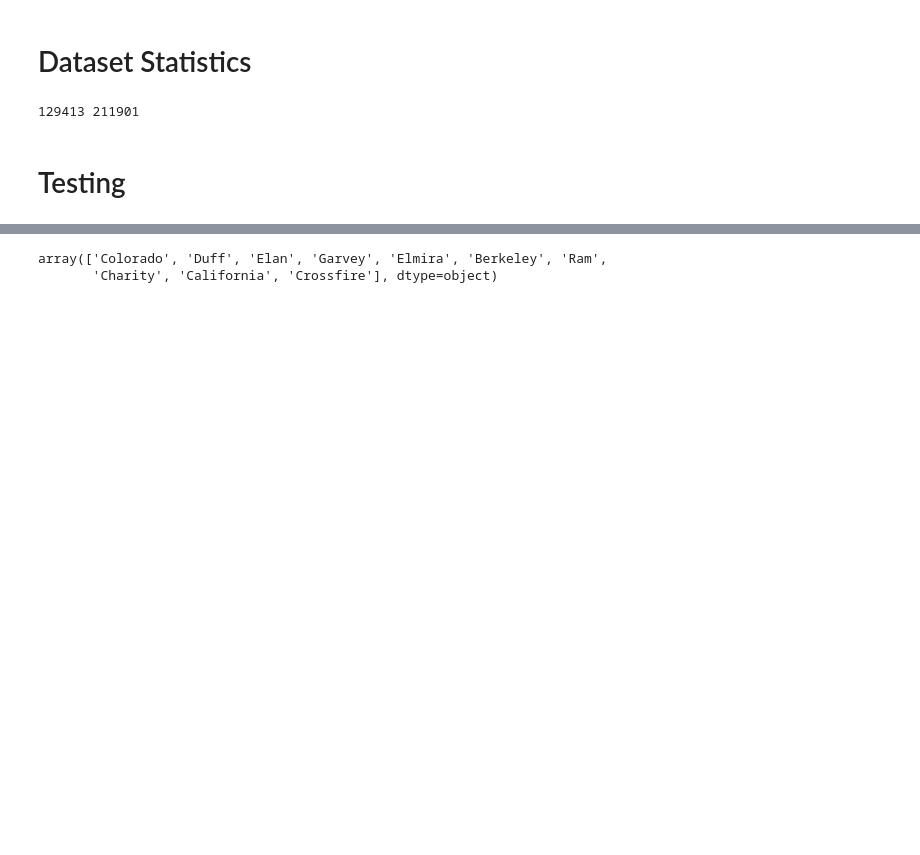
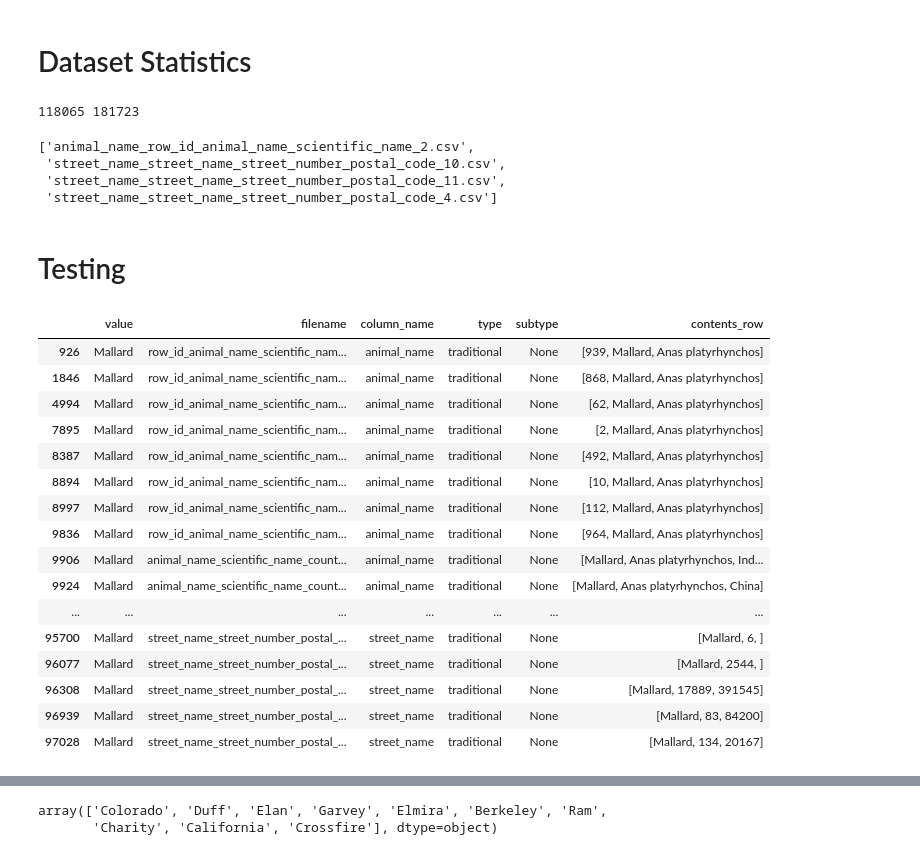
Before and after one commit to northeastern-datalab/domain_net, a Jupyter notebook: homograph_types_generation/dataset_setup.ipynb, the cells around one changed output, grey strips where cells are left out. Drawn from its saved outputs; the diff is of its cells as text; code cells hidden in the pictures; blank space fills up the shorter version.

```diff
--- a/homograph_types_generation/dataset_setup.ipynb
+++ b/homograph_types_generation/dataset_setup.ipynb
@@ -199,6 +247,6 @@ The input dataset contains: 2083 unique homograph values of which: 852 are tradi
 # %%
 # Append the null_tuples_df into the homograph_info_df
-null_tuples_df = generate_null_equivalent_tuples(input_dir=raw_input_dir, homograph_info_df=homograph_info_df, num_meanings=10, num_values=100)
-homograph_info_df=pd.concat([homograph_info_df, null_tuples_df])
-homograph_info_df.to_pickle(output_dir+'homograph_info_df.pickle')
-homograph_info_df
+null_tuples_df = generate_null_equivalent_tuples(input_dir=raw_input_dir, homograph_info_df=homograph_info_dict['homographs_all'], num_meanings=10, num_values=100)
+homograph_info_dict['homographs_all']=pd.concat([homograph_info_dict['homographs_all'], null_tuples_df])
+with open('datasets/synthetic_benchmark_large3/homograph_info_dict.pickle', 'wb') as handle:
+    pickle.dump(homograph_info_dict, handle)
@@ -235,32 +253,65 @@ array(['2205', '1156', '1888', '2720', '1123', '928', '1500', '3250',
 # %% [markdown]
 ## Injected Datasets Construction
 # %%
-homograph_info_df=pd.read_pickle(output_dir+'homograph_info_df.pickle')
+# homograph_info_df=pd.read_pickle(output_dir+'homograph_info_df.pickle')
+with open('datasets/synthetic_benchmark_large3/homograph_info_dict.pickle', 'rb') as handle:
+    homograph_info_dict = pickle.load(handle)
+num_homographs=100
+modes=['homographs_traditional', 'homographs_symbolic_code', 'homographs_symbolic_numeric']
+homs_dict = {}
+for mode in modes:
+    subtype=None
+    if mode=='homographs_traditional':
+        type='traditional'
+    elif mode=='homographs_symbolic_code':
+        type='symbolic';subtype='code'
+    elif mode=='homographs_symbolic_numeric':
+        type='symbolic';subtype='numeric'
+    homs = construct_homograph_injected_dataset(input_dir=output_dir+'no_homographs/', output_dir=output_dir+mode+'_'+str(num_homographs)+'/', homograph_info_df=homograph_info_dict[mode], num_homographs=num_homographs, type=type, subtype=subtype, seed=0)
+    homs_dict[mode]=homs
 
-num_homographs=100
-traditional_homs = construct_homograph_injected_dataset(input_dir=output_dir+'no_homographs/', output_dir=output_dir+'homographs_traditional_'+str(num_homographs)+'/', homograph_info_df=homograph_info_df, num_homographs=num_homographs, type='traditional', seed=0)
-symbolic_code_homs = construct_homograph_injected_dataset(input_dir=output_dir+'no_homographs/', output_dir=output_dir+'homographs_symbolic_code_'+str(num_homographs)+'/', homograph_info_df=homograph_info_df, num_homographs=num_homographs, type='symbolic', subtype='code', seed=0)
-symbolic_numeric_homs = construct_homograph_injected_dataset(input_dir=output_dir+'no_homographs/', output_dir=output_dir+'homographs_symbolic_numeric_'+str(num_homographs)+'/', homograph_info_df=homograph_info_df, num_homographs=num_homographs, type='symbolic', subtype='numeric', seed=0)
-null_equivalent_homs = construct_homograph_injected_dataset(input_dir=output_dir+'no_homographs/', output_dir=output_dir+'homographs_null_equivalent_'+str(num_homographs)+'/', homograph_info_df=homograph_info_df, num_homographs=num_homographs, type='null_equivalent', seed=0)
-all_types_homs = construct_homograph_injected_dataset(input_dir=output_dir+'no_homographs/', output_dir=output_dir+'homographs_all_'+str(num_homographs)+'/', homograph_info_df=homograph_info_df, num_homographs=num_homographs, type=None, seed=0, mode='all_types')
+homs_dict['homographs_null_equivalent'] = construct_homograph_injected_dataset(input_dir=output_dir+'no_homographs/', output_dir=output_dir+'homographs_null_equivalent_'+str(num_homographs)+'/', homograph_info_df=homograph_info_dict['homographs_all'], num_homographs=num_homographs, type='null_equivalent', seed=0)
 
-homs_dict={
-    "homographs_traditional": list(traditional_homs),
-    "homographs_symbolic_code": list(symbolic_code_homs),
-    "homographs_symbolic_numeric": list(symbolic_numeric_homs),
-    "homographs_null_equivalent": list(null_equivalent_homs),
-    "homographs_all": list(all_types_homs)
-}
+# TODO: Ensure correct insertion for all types homographs (ensuring exclusive per type insertion)
+homs_dict['homographs_all'] = construct_homograph_injected_dataset(input_dir=output_dir+'no_homographs/', output_dir=output_dir+'homographs_all_'+str(num_homographs)+'/', homograph_info_df=homograph_info_dict['homographs_all'], num_homographs=num_homographs, type=None, seed=0, mode='all_types')
+
 with open(output_dir+'selected_homographs.json', 'w') as f:
     json.dump(homs_dict, f, indent=4)
 # %% [markdown]
 # Dataset Statistics
 # %%
 import pickle
-with open('../graph_construction/combined_graphs_output/synthetic_benchmark_large3/no_homographs/bipartite/bipartite.graph', 'rb') as f:
+with open('../graph_construction/combined_graphs_output/synthetic_benchmark_large3/homographs_symbolic_numeric_100/bipartite/bipartite.graph', 'rb') as f:
     G=pickle.load(f)
 print(G.number_of_nodes(), G.number_of_edges())
 # %% [output]
-129413 211901
+118065 181723
+# %%
+utils.get_attribute_of_instance(G, 'Mallard')
+# %% [output]
+['animal_name_row_id_animal_name_scientific_name_2.csv',
+ 'street_name_street_name_street_number_postal_code_10.csv',
+ 'street_name_street_name_street_number_postal_code_11.csv',
+ 'street_name_street_name_street_number_postal_code_4.csv']
 # %% [markdown]
 # Testing
+# %%
+homograph_info_dict['homographs_all'][homograph_info_dict['homographs_all']['value']=='Mallard']
+# %% [output]
+|  | value | filename | column_name | type | subtype | contents_row |
+| 926 | Mallard | row_id_animal_name_scientific_nam... | animal_name | traditional | None | [939, Mallard, Anas platyrhynchos] |
+| 1846 | Mallard | row_id_animal_name_scientific_nam... | animal_name | traditional | None | [868, Mallard, Anas platyrhynchos] |
+| 4994 | Mallard | row_id_animal_name_scientific_nam... | animal_name | traditional | None | [62, Mallard, Anas platyrhynchos] |
+| 7895 | Mallard | row_id_animal_name_scientific_nam... | animal_name | traditional | None | [2, Mallard, Anas platyrhynchos] |
+| 8387 | Mallard | row_id_animal_name_scientific_nam... | animal_name | traditional | None | [492, Mallard, Anas platyrhynchos] |
+| 8894 | Mallard | row_id_animal_name_scientific_nam... | animal_name | traditional | None | [10, Mallard, Anas platyrhynchos] |
+| 8997 | Mallard | row_id_animal_name_scientific_nam... | animal_name | traditional | None | [112, Mallard, Anas platyrhynchos] |
+| 9836 | Mallard | row_id_animal_name_scientific_nam... | animal_name | traditional | None | [964, Mallard, Anas platyrhynchos] |
+| 9906 | Mallard | animal_name_scientific_name_count... | animal_name | traditional | None | [Mallard, Anas platyrhynchos, Ind... |
+| 9924 | Mallard | animal_name_scientific_name_count... | animal_name | traditional | None | [Mallard, Anas platyrhynchos, China] |
+| ... | ... | ... | ... | ... | ... | ... |
+| 95700 | Mallard | street_name_street_number_postal_... | street_name | traditional | None | [Mallard, 6, ] |
+| 96077 | Mallard | street_name_street_number_postal_... | street_name | traditional | None | [Mallard, 2544, ] |
+| 96308 | Mallard | street_name_street_number_postal_... | street_name | traditional | None | [Mallard, 17889, 391545] |
+| 96939 | Mallard | street_name_street_number_postal_... | street_name | traditional | None | [Mallard, 83, 84200] |
+| 97028 | Mallard | street_name_street_number_postal_... | street_name | traditional | None | [Mallard, 134, 20167] |
```
Also changed, not shown: parts of 9 cells of this notebook, 2 other files.
